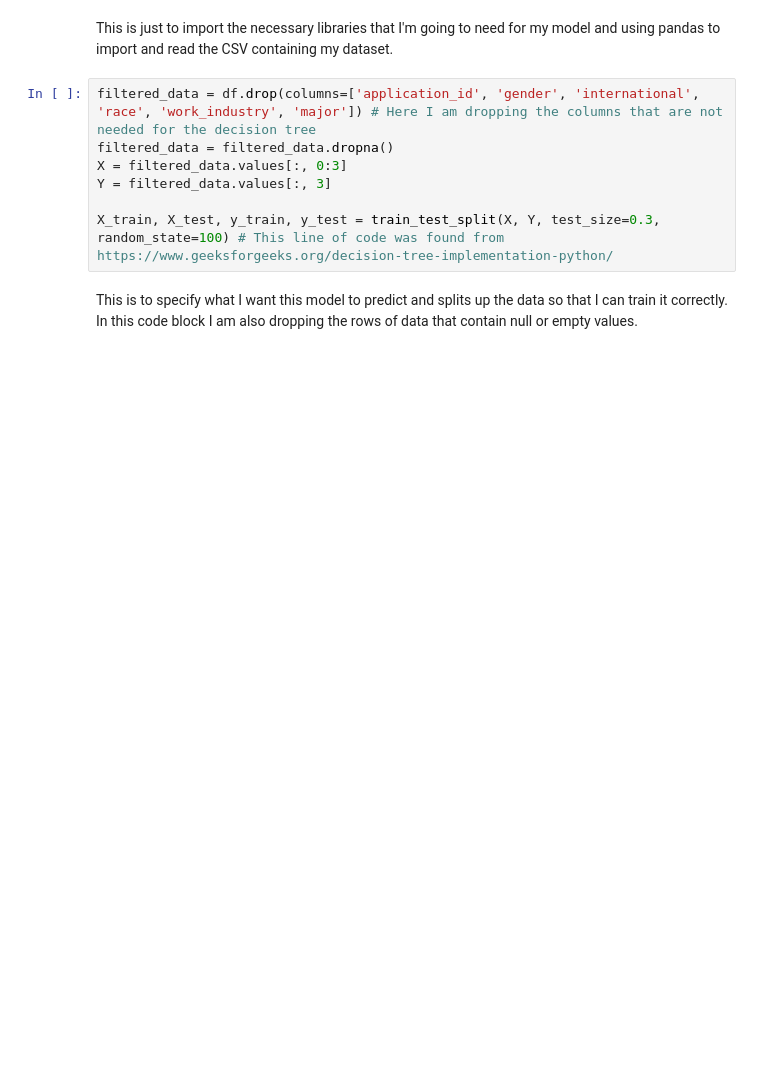
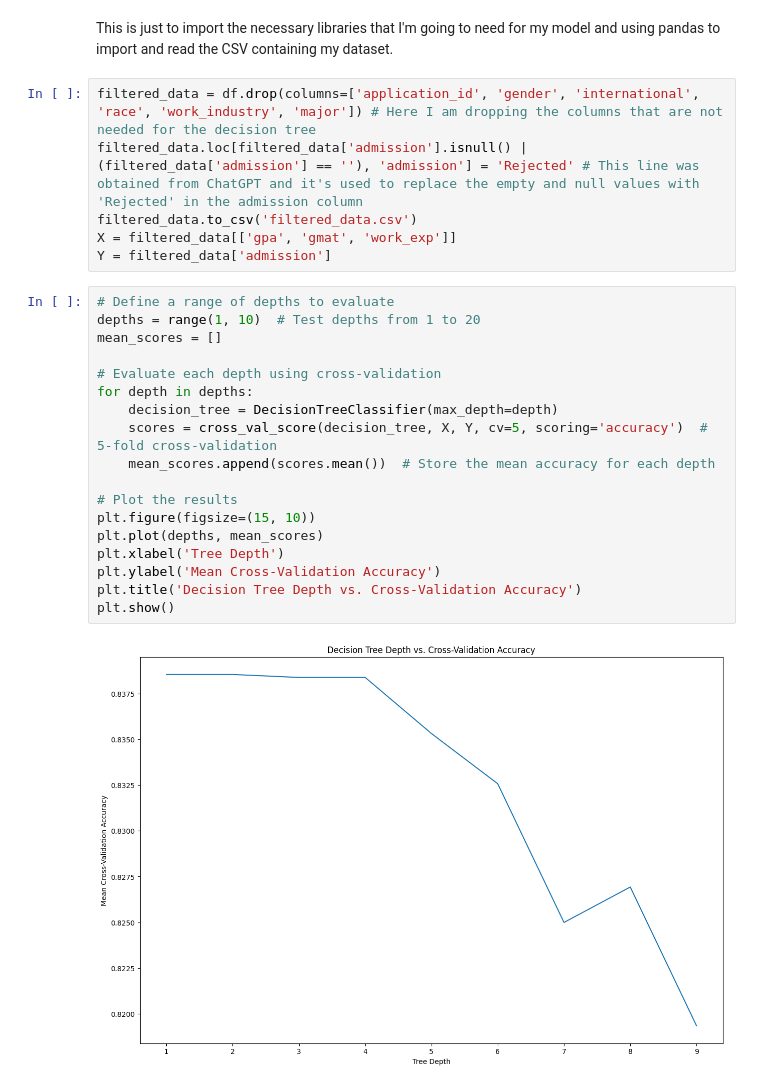
Before and after one commit to DoyleAaron/Data-Science-Year-4, a Jupyter notebook: College-Acceptance/CollegeAcceptance.ipynb, the cells around one changed output. Cells and saved outputs as stored; diff of their text form; blank space fills up the shorter version.

Commit message:
More Progress
I now have the decision tree in place and a graph that tells me the best depth to use for the decision tree to ensure my model is as effective as it can be

```diff
--- a/College-Acceptance/CollegeAcceptance.ipynb
+++ b/College-Acceptance/CollegeAcceptance.ipynb
@@ -18,10 +15,27 @@ df = pd.read_csv('Acceptance.csv')
 This is just to import the necessary libraries that I'm going to need for my model and using pandas to import and read the CSV containing my dataset.
 # %%
 filtered_data = df.drop(columns=['application_id', 'gender', 'international', 'race', 'work_industry', 'major']) # Here I am dropping the columns that are not needed for the decision tree
-filtered_data = filtered_data.dropna()
-X = filtered_data.values[:, 0:3]
-Y = filtered_data.values[:, 3]
-
-X_train, X_test, y_train, y_test = train_test_split(X, Y, test_size=0.3, random_state=100) # This line of code was found from https://www.geeksforgeeks.org/decision-tree-implementation-python/
+filtered_data.loc[filtered_data['admission'].isnull() | (filtered_data['admission'] == ''), 'admission'] = 'Rejected' # This line was obtained from ChatGPT and it's used to replace the empty and null values with 'Rejected' in the admission column
+filtered_data.to_csv('filtered_data.csv')
+X = filtered_data[['gpa', 'gmat', 'work_exp']]
+Y = filtered_data['admission']
-# %% [markdown]
-This is to specify what I want this model to predict and splits up the data so that I can train it correctly. In this code block I am also dropping the rows of data that contain null or empty values.
+# %%
+# Define a range of depths to evaluate
+depths = range(1, 10)  # Test depths from 1 to 20
+mean_scores = []
+
+# Evaluate each depth using cross-validation
+for depth in depths:
+    decision_tree = DecisionTreeClassifier(max_depth=depth)
+    scores = cross_val_score(decision_tree, X, Y, cv=5, scoring='accuracy')  # 5-fold cross-validation
+    mean_scores.append(scores.mean())  # Store the mean accuracy for each depth
+
+# Plot the results
+plt.figure(figsize=(15, 10))
+plt.plot(depths, mean_scores)
+plt.xlabel('Tree Depth')
+plt.ylabel('Mean Cross-Validation Accuracy')
+plt.title('Decision Tree Depth vs. Cross-Validation Accuracy')
+plt.show()
+# %% [output]
+[figure, added]
```
Also changed, not shown: parts of 4 cells of this notebook, 1 other file.
